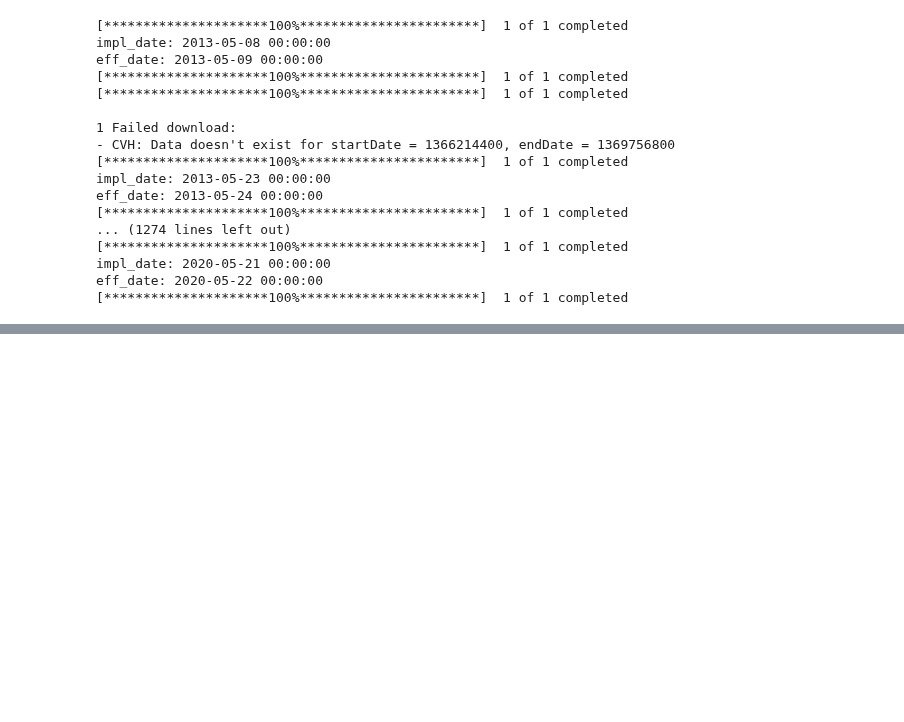
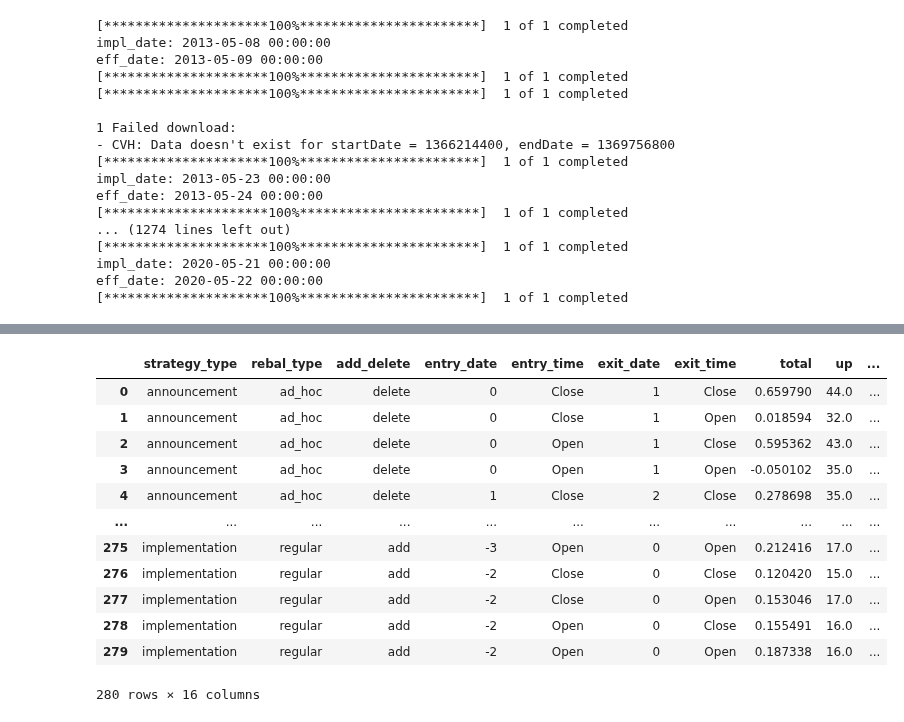
Before and after one commit to yingchen0505/analyzingalpha, a Jupyter notebook: sp500-historical-components-and-changes/SP500_Announcement_Analysis.ipynb, the cells around one changed output, grey strips where cells are left out. Saved outputs shown, nothing was run; the diff lists cells and outputs as text; code cells hidden in the pictures; blank space fills up the shorter version.

```diff
--- a/sp500-historical-components-and-changes/SP500_Announcement_Analysis.ipynb
+++ b/sp500-historical-components-and-changes/SP500_Announcement_Analysis.ipynb
@@ -66,7 +66,8 @@ strategy_attributes = ['strategy_type', 'rebal_type', 'add_delete', 'entry_date'
 
 output_columns = ['announcement_date', 'implementation_date', 'effective_date']
 output_columns.extend(strategy_attributes)
-output_columns.extend(['total', 'up', 'count'])
+# output_columns.extend(['total', 'up', 'count'])
+output_columns.extend(['change', 'up'])
 
 df_output = pd.DataFrame(columns=output_columns)
 # %%
@@ -336,7 +338,7 @@ def get_uniques(input_list):
     return unique_list
 # %%
 '''
-Calculate population statistics
+Calculate sample statistics
 '''
 
 stats_df_columns = []
@@ -357,25 +359,42 @@ for strategy in strategies:
     if len(relevant_rows) == 0:
         continue
 
-    relevant_rows_sum = relevant_rows.loc[:, 'total':].sum(axis=0)
-    mean = relevant_rows_sum['total'] / relevant_rows_sum['count']
-    if relevant_rows_sum['count'] > 1:
-        std = statistics.stdev(relevant_rows['total'])
+    relevant_rows_sum = relevant_rows.loc[:, 'change':].sum(axis=0)
+
+    mean = relevant_rows_sum['change'] / len(relevant_rows)
+    if len(relevant_rows) > 1:
+        std = statistics.stdev(relevant_rows['change'])
     else:
         std = 0
-    max_val = max(relevant_rows['total'])
-    min_val = min(relevant_rows['total'])
+    max_val = max(relevant_rows['change'])
+    min_val = min(relevant_rows['change'])
     if std == 0:
         sharpe = mean / 0.00001 * np.sqrt(252)
     else:
         sharpe = mean / std * np.sqrt(252)
-    uppct = relevant_rows_sum['up'] / relevant_rows_sum['count']
+    uppct = relevant_rows_sum['up'] / len(relevant_rows)
     strategy_dict = dict(zip(strategy_attributes, strategy))
-    data = {'total': relevant_rows_sum['total'],
-            'up': relevant_rows_sum['up'], 'count': relevant_rows_sum['count'],
+    data = {'total': relevant_rows_sum['change'],
+            'up': relevant_rows_sum['up'], 'count': len(relevant_rows),
             'mean': mean, 'std': std, 'max': max_val, 'min': min_val, 'sharpe': sharpe, 'uppct': uppct}
     data.update(strategy_dict)
     stats_df = stats_df.append(pd.DataFrame([data]), ignore_index=True)
+# %%
+stats_df
+# %% [output]
+|  | strategy_type | rebal_type | add_delete | entry_date | entry_time | exit_date | exit_time | total | up | ... |
+| 0 | announcement | ad_hoc | delete | 0 | Close | 1 | Close | 0.659790 | 44.0 | ... |
+| 1 | announcement | ad_hoc | delete | 0 | Close | 1 | Open | 0.018594 | 32.0 | ... |
+| 2 | announcement | ad_hoc | delete | 0 | Open | 1 | Close | 0.595362 | 43.0 | ... |
+| 3 | announcement | ad_hoc | delete | 0 | Open | 1 | Open | -0.050102 | 35.0 | ... |
+| 4 | announcement | ad_hoc | delete | 1 | Close | 2 | Close | 0.278698 | 35.0 | ... |
+| ... | ... | ... | ... | ... | ... | ... | ... | ... | ... | ... |
+| 275 | implementation | regular | add | -3 | Open | 0 | Open | 0.212416 | 17.0 | ... |
+| 276 | implementation | regular | add | -2 | Close | 0 | Close | 0.120420 | 15.0 | ... |
+| 277 | implementation | regular | add | -2 | Close | 0 | Open | 0.153046 | 17.0 | ... |
+| 278 | implementation | regular | add | -2 | Open | 0 | Close | 0.155491 | 16.0 | ... |
+| 279 | implementation | regular | add | -2 | Open | 0 | Open | 0.187338 | 16.0 | ... |
+280 rows × 16 columns
 # %%
 '''
 Writing to excel
```
Also changed, not shown: parts of 2 cells of this notebook, 1 other file.
